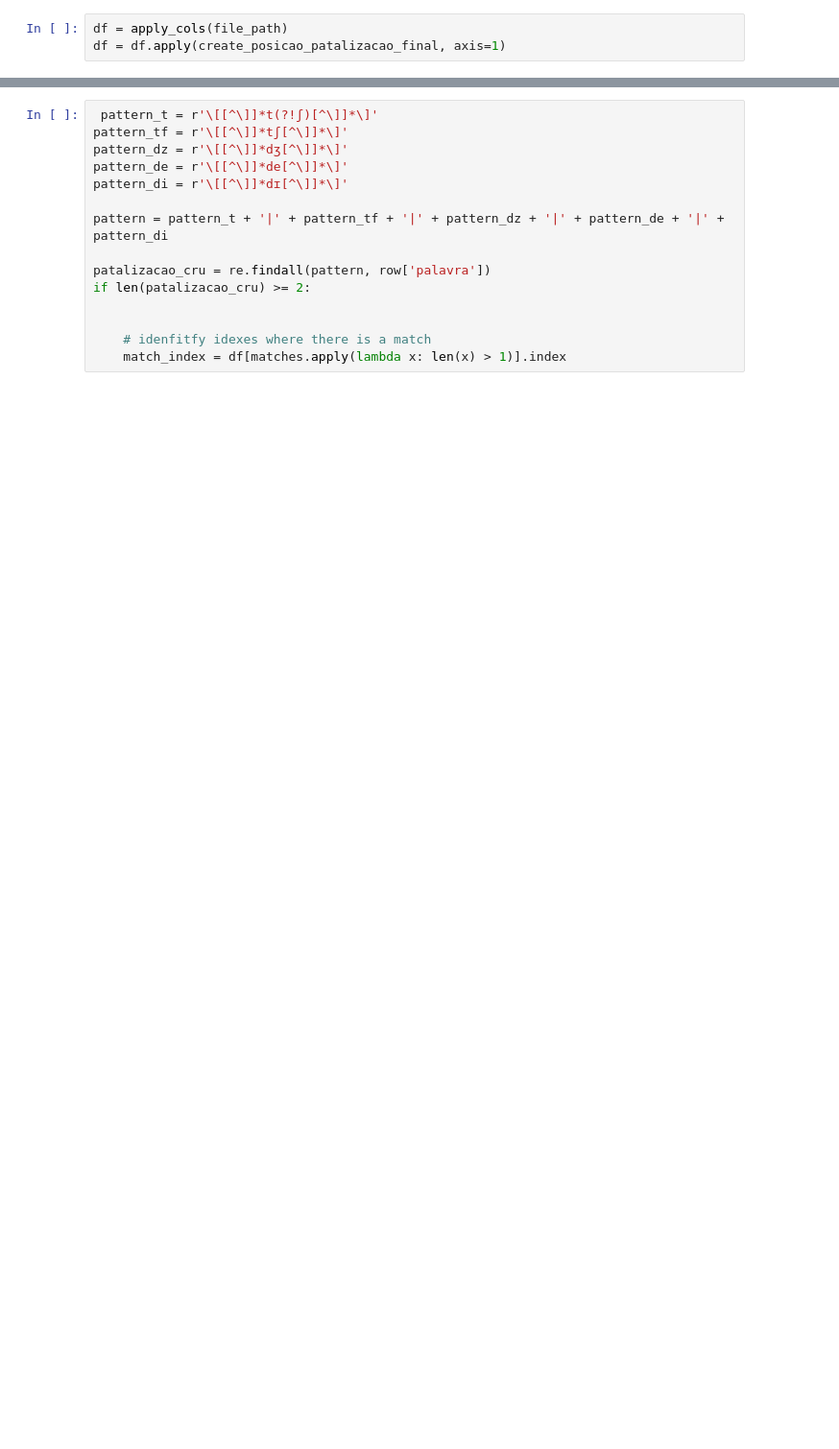
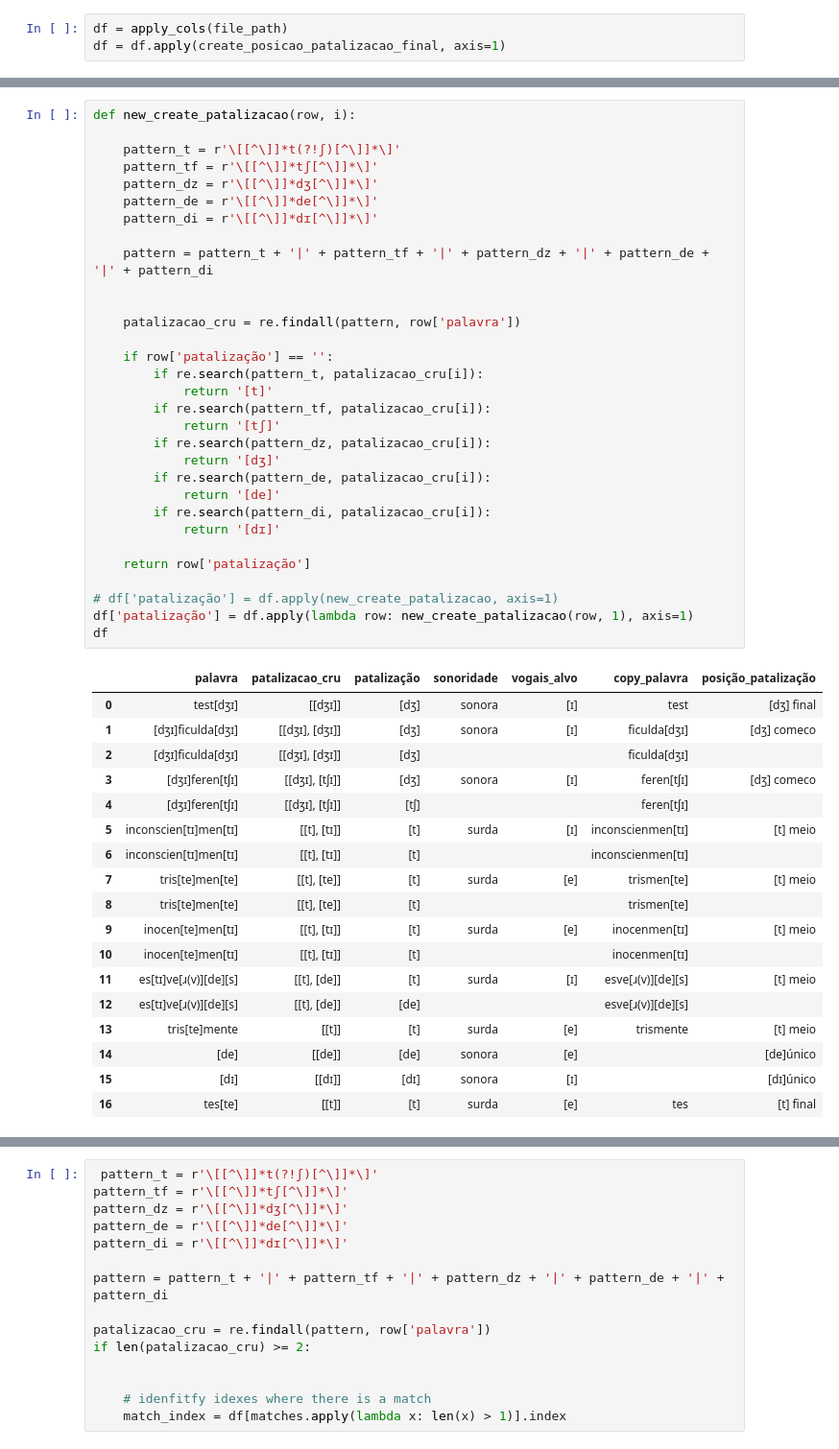
Before and after one commit to douglas-sanini/linguistic_variation_data_analyses, a Jupyter notebook: data_structure/data_stucture.ipynb, the cells around one changed output, grey strips where cells are left out. Shown at 96% size. Saved outputs shown, nothing was run; the diff lists cells and outputs as text; blank space fills up the shorter version.

```diff
--- a/data_structure/data_stucture.ipynb
+++ b/data_structure/data_stucture.ipynb
@@ -261,0 +271,50 @@ SyntaxError: positional argument follows keyword argument (73574730.py, line 34)
+# %%
+def new_create_patalizacao(row, i):
+
+    pattern_t = r'\[[^\]]*t(?!ʃ)[^\]]*\]'
+    pattern_tf = r'\[[^\]]*tʃ[^\]]*\]'
+    pattern_dz = r'\[[^\]]*dʒ[^\]]*\]'
+    pattern_de = r'\[[^\]]*de[^\]]*\]'
+    pattern_di = r'\[[^\]]*dɪ[^\]]*\]'
+
+    pattern = pattern_t + '|' + pattern_tf + '|' + pattern_dz + '|' + pattern_de + '|' + pattern_di
+
+
+    patalizacao_cru = re.findall(pattern, row['palavra'])
+
+    if row['patalização'] == '':
+        if re.search(pattern_t, patalizacao_cru[i]):
+            return '[t]'
+        if re.search(pattern_tf, patalizacao_cru[i]):
+            return '[tʃ]'
+        if re.search(pattern_dz, patalizacao_cru[i]):
+            return '[dʒ]'
+        if re.search(pattern_de, patalizacao_cru[i]):
+            return '[de]'
+        if re.search(pattern_di, patalizacao_cru[i]):
+            return '[dɪ]'
+
+    return row['patalização']
+
+# df['patalização'] = df.apply(new_create_patalizacao, axis=1)
+df['patalização'] = df.apply(lambda row: new_create_patalizacao(row, 1), axis=1)
+df
+# %% [output]
+|  | palavra | patalizacao_cru | patalização | sonoridade | vogais_alvo | copy_palavra | posição_patalização |
+| 0 | test[dʒɪ] | [[dʒɪ]] | [dʒ] | sonora | [ɪ] | test | [dʒ] final |
+| 1 | [dʒɪ]ficulda[dʒɪ] | [[dʒɪ], [dʒɪ]] | [dʒ] | sonora | [ɪ] | ficulda[dʒɪ] | [dʒ] comeco |
+| 2 | [dʒɪ]ficulda[dʒɪ] | [[dʒɪ], [dʒɪ]] | [dʒ] |  |  | ficulda[dʒɪ] |  |
+| 3 | [dʒɪ]feren[tʃɪ] | [[dʒɪ], [tʃɪ]] | [dʒ] | sonora | [ɪ] | feren[tʃɪ] | [dʒ] comeco |
+| 4 | [dʒɪ]feren[tʃɪ] | [[dʒɪ], [tʃɪ]] | [tʃ] |  |  | feren[tʃɪ] |  |
+| 5 | inconscien[tɪ]men[tɪ] | [[t], [tɪ]] | [t] | surda | [ɪ] | inconscienmen[tɪ] | [t] meio |
+| 6 | inconscien[tɪ]men[tɪ] | [[t], [tɪ]] | [t] |  |  | inconscienmen[tɪ] |  |
+| 7 | tris[te]men[te] | [[t], [te]] | [t] | surda | [e] | trismen[te] | [t] meio |
+| 8 | tris[te]men[te] | [[t], [te]] | [t] |  |  | trismen[te] |  |
+| 9 | inocen[te]men[tɪ] | [[t], [tɪ]] | [t] | surda | [e] | inocenmen[tɪ] | [t] meio |
+| 10 | inocen[te]men[tɪ] | [[t], [tɪ]] | [t] |  |  | inocenmen[tɪ] |  |
+| 11 | es[tɪ]ve[ɹ(v)][de][s] | [[t], [de]] | [t] | surda | [ɪ] | esve[ɹ(v)][de][s] | [t] meio |
+| 12 | es[tɪ]ve[ɹ(v)][de][s] | [[t], [de]] | [de] |  |  | esve[ɹ(v)][de][s] |  |
+| 13 | tris[te]mente | [[t]] | [t] | surda | [e] | trismente | [t] meio |
+| 14 | [de] | [[de]] | [de] | sonora | [e] |  | [de]único |
+| 15 | [dɪ] | [[dɪ]] | [dɪ] | sonora | [ɪ] |  | [dɪ]único |
+| 16 | tes[te] | [[t]] | [t] | surda | [e] | tes | [t] final |
```
Also changed, not shown: parts of 8 cells of this notebook, 2 other files.
